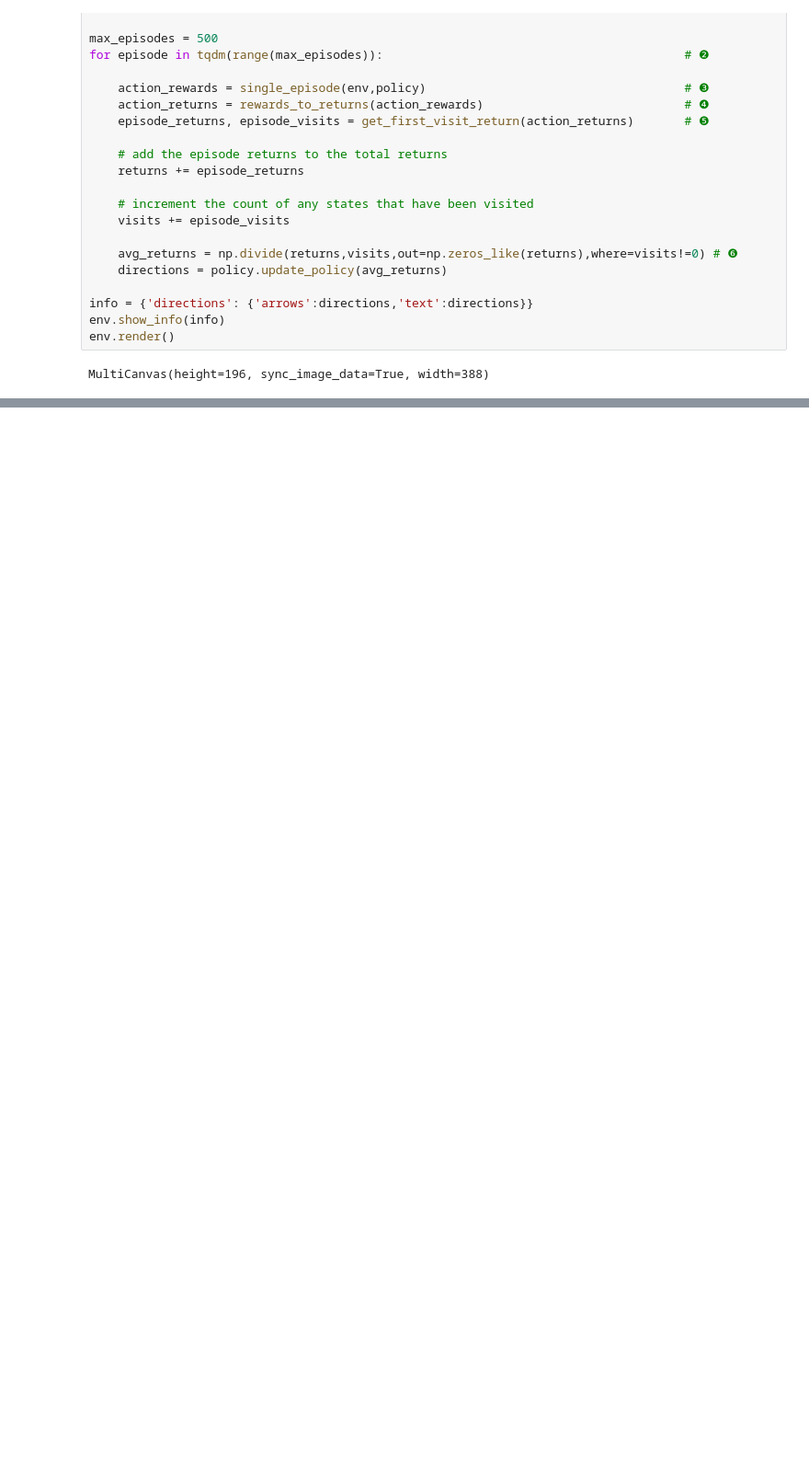
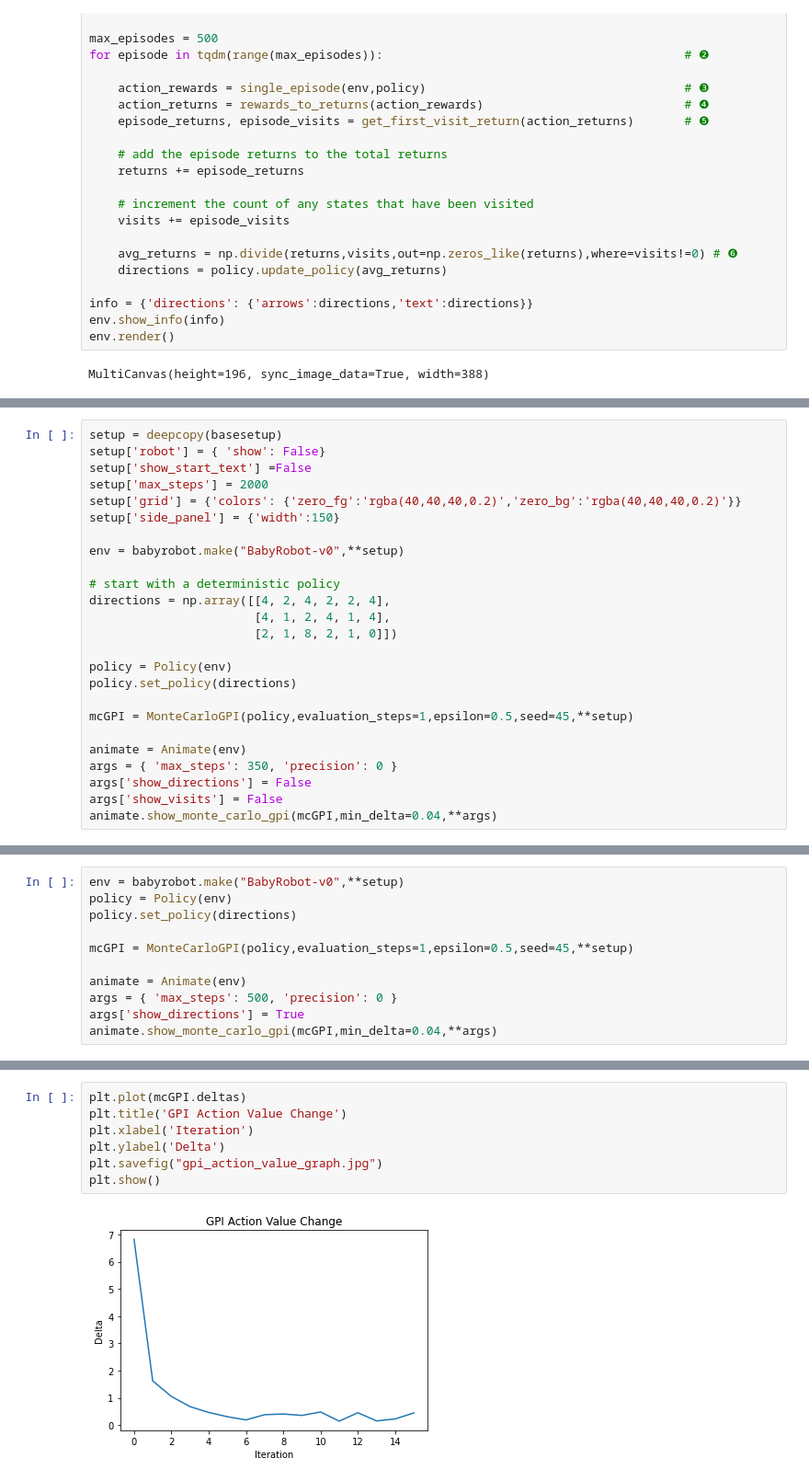
Before and after one commit to WhatIThinkAbout/BabyRobotGym, a Jupyter notebook: notebooks/Reinforcement Learning/Part 4 - Monte Carlo Methods.ipynb, the cells around one changed output, grey strips where cells are left out. Shown at 92% size. Cells and saved outputs as stored; diff of their text form; blank space fills up the shorter version.

Commit message:
Added Monte Carlo Control

```diff
--- a/notebooks/Reinforcement Learning/Part 4 - Monte Carlo Methods.ipynb
+++ b/notebooks/Reinforcement Learning/Part 4 - Monte Carlo Methods.ipynb
@@ -1733,0 +1098,25 @@ _[Policy and Value Iteration](https://medium.com/towards-data-science/policy-and
+# %%
+setup = deepcopy(basesetup)
+setup['robot'] = { 'show': False}
+setup['show_start_text'] =False
+setup['max_steps'] = 2000
+setup['grid'] = {'colors': {'zero_fg':'rgba(40,40,40,0.2)','zero_bg':'rgba(40,40,40,0.2)'}}
+setup['side_panel'] = {'width':150}
+
+env = babyrobot.make("BabyRobot-v0",**setup)
+
+# start with a deterministic policy
+directions = np.array([[4, 2, 4, 2, 2, 4],
+                       [4, 1, 2, 4, 1, 4],
+                       [2, 1, 8, 2, 1, 0]])
+
+policy = Policy(env)
+policy.set_policy(directions)
+
+mcGPI = MonteCarloGPI(policy,evaluation_steps=1,epsilon=0.5,seed=45,**setup)
+
+animate = Animate(env)
+args = { 'max_steps': 350, 'precision': 0 }
+args['show_directions'] = False
+args['show_visits'] = False
+animate.show_monte_carlo_gpi(mcGPI,min_delta=0.04,**args)
@@ -1733,0 +1125,11 @@ _[Policy and Value Iteration](https://medium.com/towards-data-science/policy-and
+# %%
+env = babyrobot.make("BabyRobot-v0",**setup)
+policy = Policy(env)
+policy.set_policy(directions)
+
+mcGPI = MonteCarloGPI(policy,evaluation_steps=1,epsilon=0.5,seed=45,**setup)
+
+animate = Animate(env)
+args = { 'max_steps': 500, 'precision': 0 }
+args['show_directions'] = True
+animate.show_monte_carlo_gpi(mcGPI,min_delta=0.04,**args)
@@ -1733,0 +1143,9 @@ _[Policy and Value Iteration](https://medium.com/towards-data-science/policy-and
+# %%
+plt.plot(mcGPI.deltas)
+plt.title('GPI Action Value Change')
+plt.xlabel('Iteration')
+plt.ylabel('Delta')
+plt.savefig("gpi_action_value_graph.jpg")
+plt.show()
+# %% [output]
+[figure, added]
```
Also changed, not shown: parts of 103 cells of this notebook.
